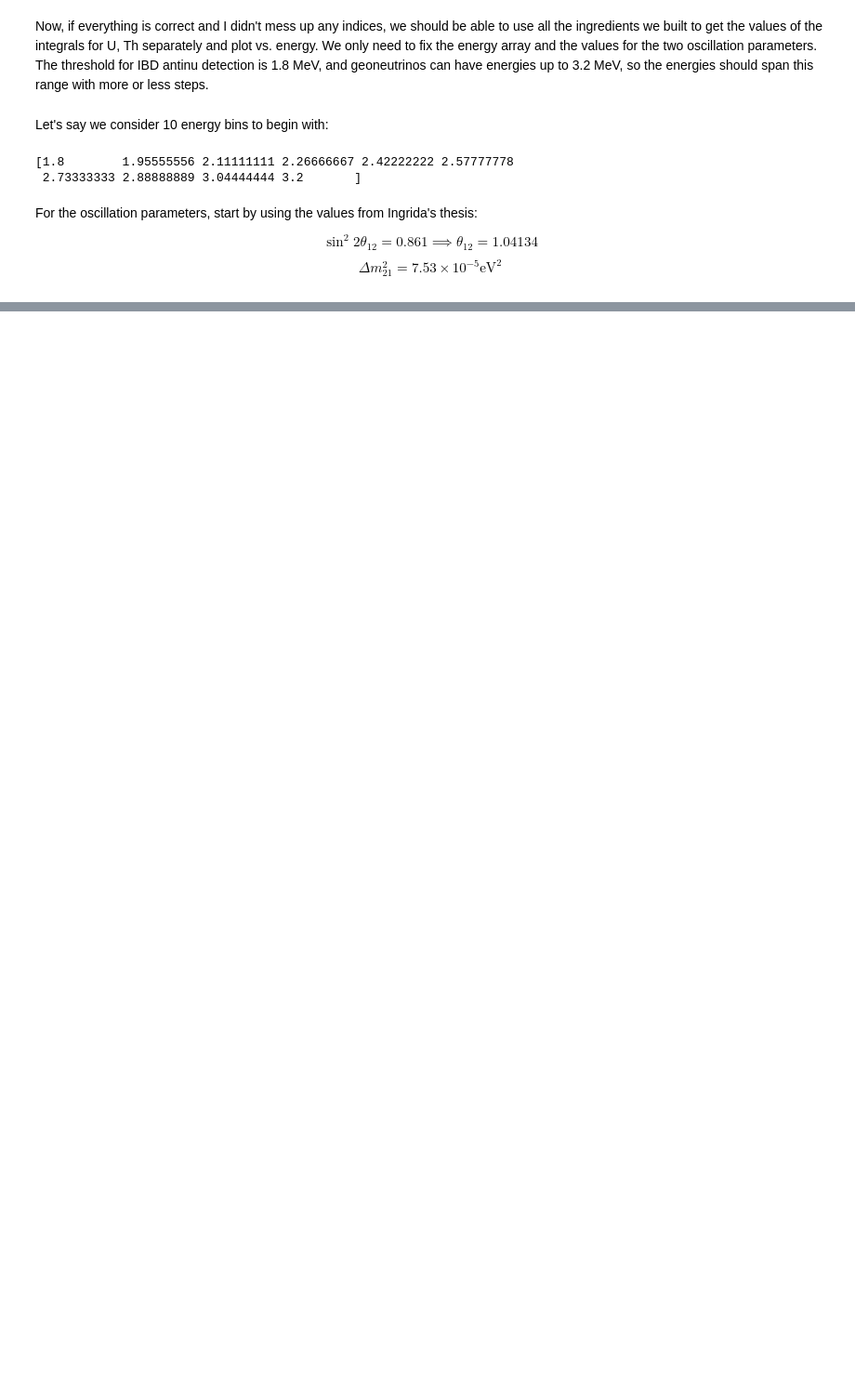
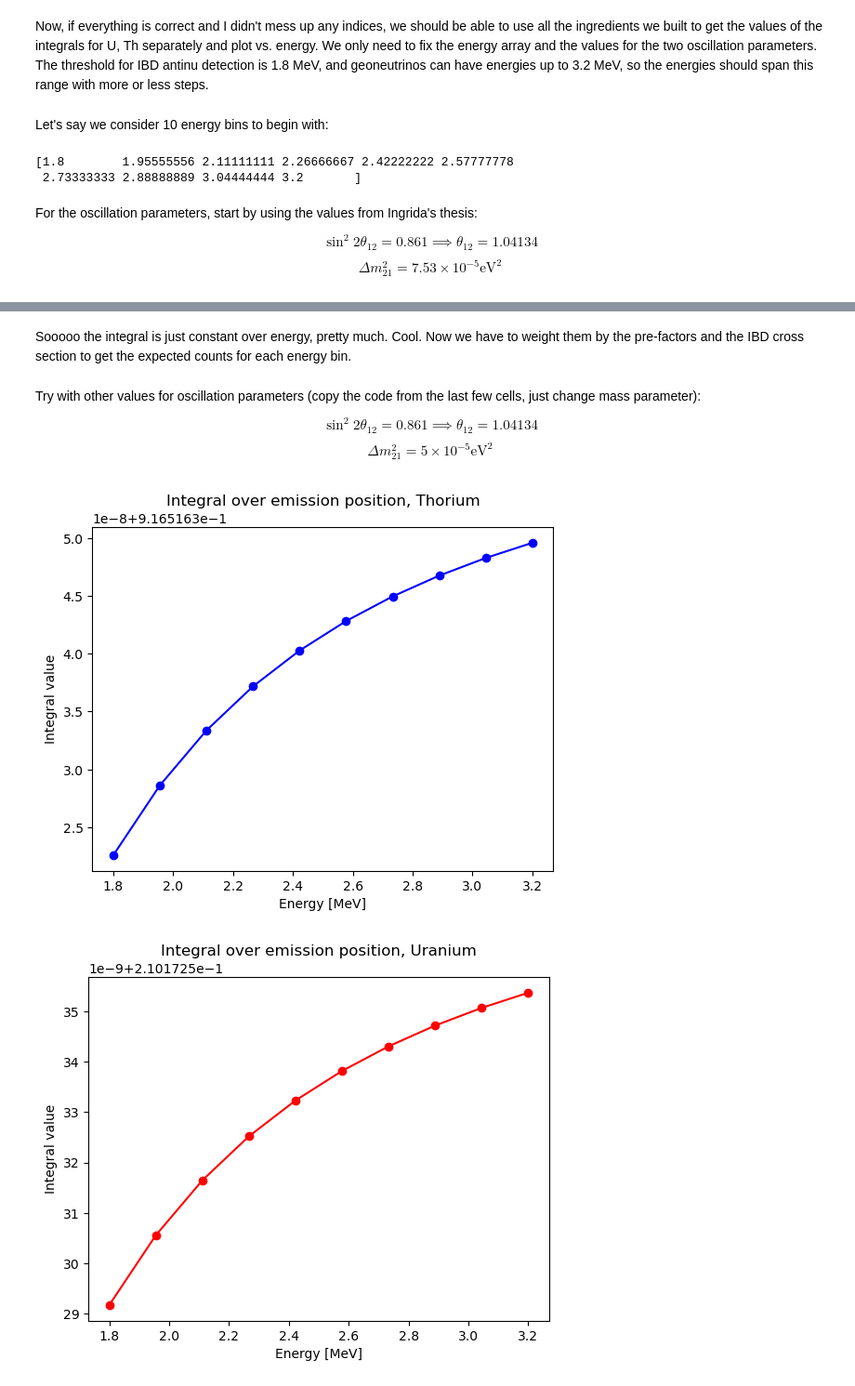
Before and after one commit to claradima/geonu_oscillation, a Jupyter notebook: Earth model.ipynb, the cells around one changed output, grey strips where cells are left out. Shown at 93% size. Cells and saved outputs as stored; diff of their text form; code cells hidden in the pictures; blank space fills up the shorter version.

Commit message:
Change mass parameter and plot again in first jupyter notebook

```diff
--- a/Earth model.ipynb
+++ b/Earth model.ipynb
@@ -496,0 +495,50 @@ Sooooo the integral is just constant over energy, pretty much. Cool. Now we have
+# %% [markdown]
+Sooooo the integral is just constant over energy, pretty much. Cool. Now we have to weight them by the pre-factors and the IBD cross section to get the expected counts for each energy bin.
+# %% [markdown]
+Try with other values for oscillation parameters (copy the code from the last few cells, just change mass parameter):
+
+$$\sin^2 2 \theta_{12} = 0.861 \implies \theta_{12} = 1.04134$$
+$$\Delta m_{21}^2 = 5 \times 10^{-5} \textrm{eV}^2$$
+# %%
+theta_12 = 1.04134
+delta_m_21_squared = 5 * 10**(-5)
+
+coordinates = np.linspace(-6371, 6371, grid_count)
+grid_1d_size = coordinates[1] - coordinates[0]
+
+Th_integral_values = integral_over_positions_Th(mantle_crust_grid, energy_array, grid_1d_size, theta_12, delta_m_21_squared, A_Th_array, rho_array)
+
+U_integral_values = integral_over_positions_U(mantle_crust_grid, energy_array, grid_1d_size, theta_12, delta_m_21_squared, A_U_array, rho_array)
+
+#Thorium
+plt.plot(energy_array, Th_integral_values, marker='o', linestyle='-', color='b')
+
+plt.xlabel('Energy [MeV]')
+plt.ylabel('Integral value')
+plt.title('Integral over emission position, Thorium')
+
+plt.show()
+
+#Uranium
+plt.plot(energy_array, U_integral_values, marker='o', linestyle='-', color='r')
+
+plt.xlabel('Energy [MeV]')
+plt.ylabel('Integral value')
+plt.title('Integral over emission position, Uranium')
+
+plt.show()
+
+#Both together
+plt.plot(energy_array, Th_integral_values, marker='o', linestyle='-', color='b', label='Thorium')
+plt.plot(energy_array, U_integral_values, marker='o', linestyle='-', color='r', label='Uranium')
+
+plt.xlabel('Energy [MeV]')
+plt.ylabel('Integral value')
+plt.title('Integral over emission position')
+
+plt.legend()
+
+plt.show()
+# %% [output]
+[figure, added]
+[figure, added]
```
Also changed, not shown: parts of 26 cells of this notebook.
